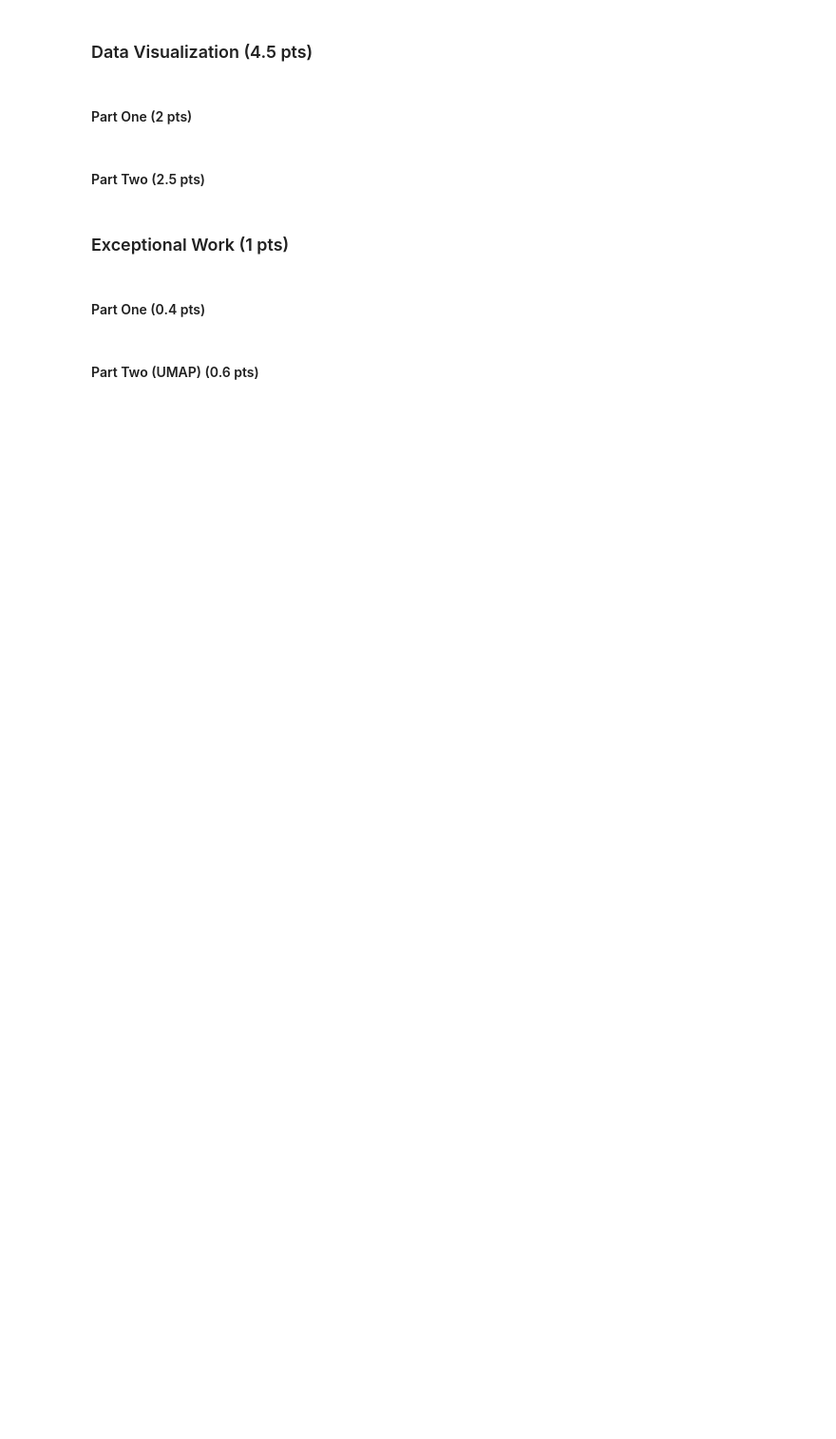
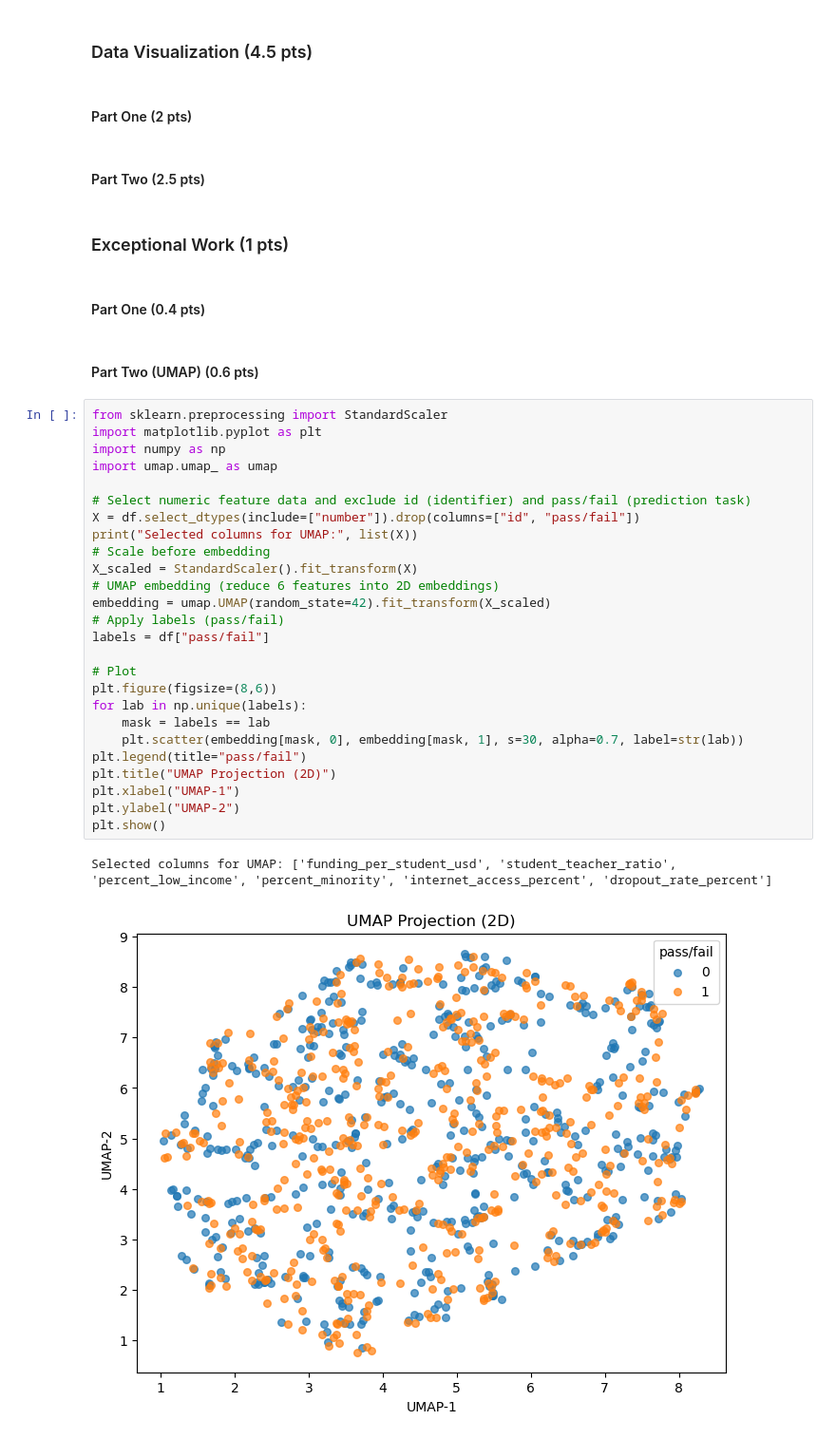
Before and after one commit to alexchans/ML_labs, a Jupyter notebook: labs/lab1.ipynb, the cells around one changed output. Shown: that part at 95% size. Cells and saved outputs as stored; diff of their text form; blank space fills up the shorter version.

Commit message:
add UMAP

```diff
--- a/labs/lab1.ipynb
+++ b/labs/lab1.ipynb
@@ -115,3 +115,32 @@ We verified the dataset for data quality issues. Using `df.info()`, we confirmed
 #### Part One (0.4 pts)
 # %% [markdown]
 #### Part Two (UMAP) (0.6 pts)
+# %%
+from sklearn.preprocessing import StandardScaler
+import matplotlib.pyplot as plt
+import numpy as np
+import umap.umap_ as umap
+
+# Select numeric feature data and exclude id (identifier) and pass/fail (prediction task)
+X = df.select_dtypes(include=["number"]).drop(columns=["id", "pass/fail"])
+print("Selected columns for UMAP:", list(X))
+# Scale before embedding
+X_scaled = StandardScaler().fit_transform(X)
+# UMAP embedding (reduce 6 features into 2D embeddings)
+embedding = umap.UMAP(random_state=42).fit_transform(X_scaled)
+# Apply labels (pass/fail)
+labels = df["pass/fail"]
+
+# Plot
+plt.figure(figsize=(8,6))
+for lab in np.unique(labels):
+    mask = labels == lab
+    plt.scatter(embedding[mask, 0], embedding[mask, 1], s=30, alpha=0.7, label=str(lab))
+plt.legend(title="pass/fail")
+plt.title("UMAP Projection (2D)")
+plt.xlabel("UMAP-1")
+plt.ylabel("UMAP-2")
+plt.show()
+# %% [output]
+Selected columns for UMAP: ['funding_per_student_usd', 'student_teacher_ratio', 'percent_low_income', 'percent_minority', 'internet_access_percent', 'dropout_rate_percent']
+[figure, added]
```
Also changed, not shown: parts of 1 cell of this notebook.
